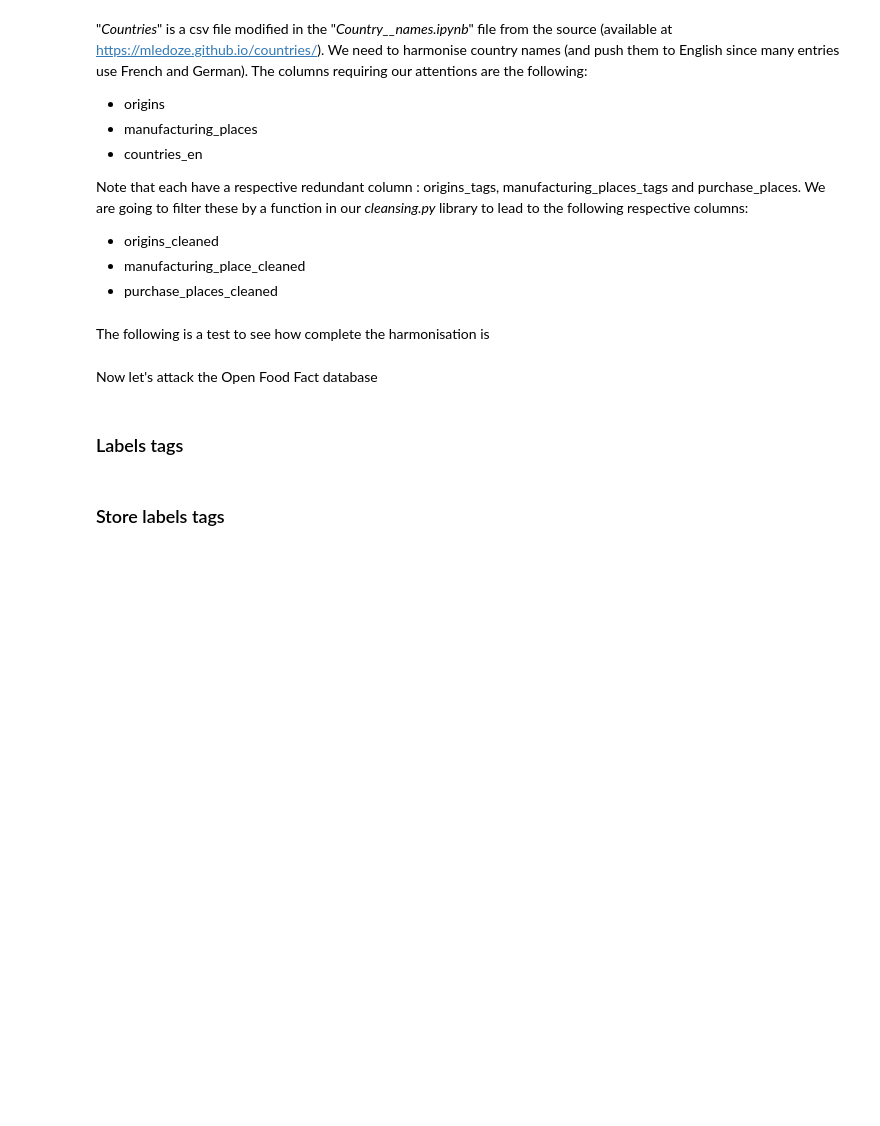
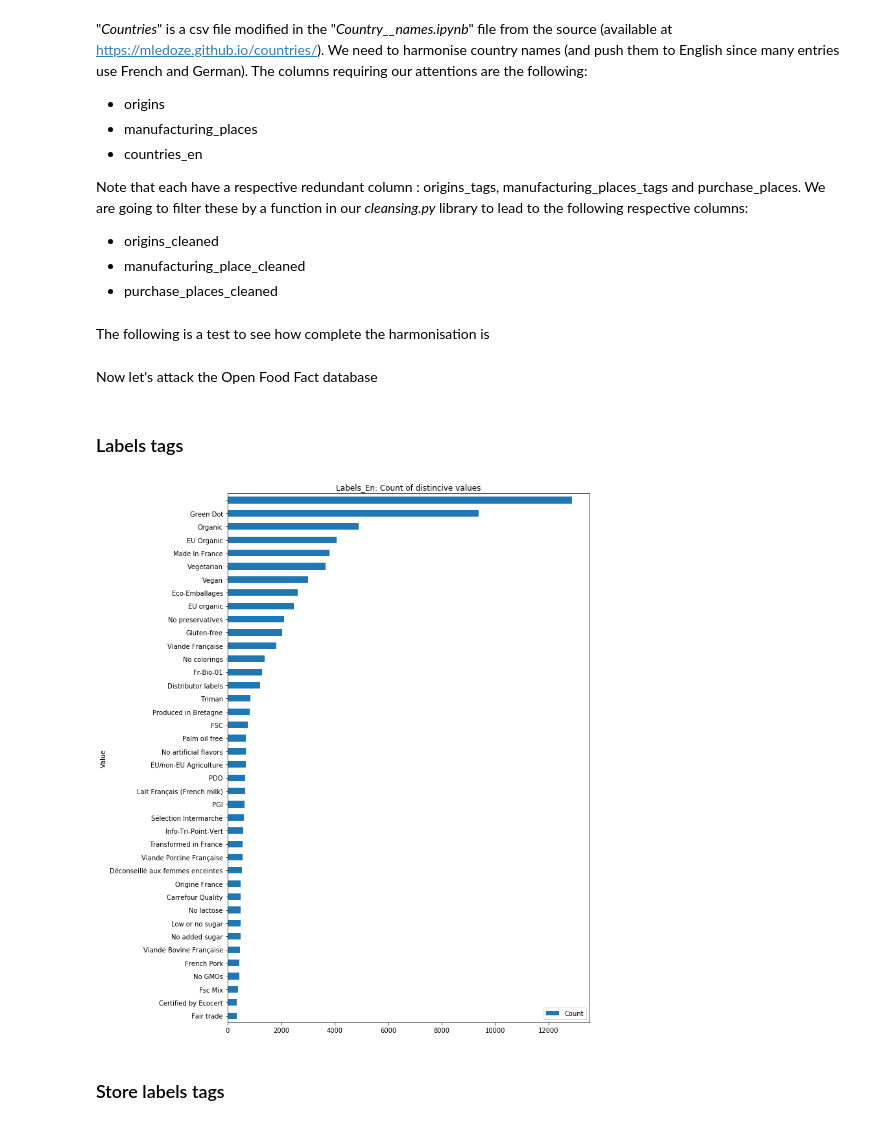
Before and after one commit to RedHotDataProject/Project_ADA, a Jupyter notebook: Open Food Facts - Cleanse data.ipynb, the cells around one changed output. Cells and saved outputs as stored; diff of their text form; code cells hidden in the pictures; blank space fills up the shorter version.

```diff
--- a/Open Food Facts - Cleanse data.ipynb
+++ b/Open Food Facts - Cleanse data.ipynb
@@ -145,15 +181,15 @@ Now let's attack the Open Food Fact database
 #Access the result in ./data/food_facts_pd_countries_names.csv (will be saved to that)
 ######################################################
 # %%
-if( run ):
+if( RUN ):
     food_facts_pd.origins_cleaned = food_facts_pd.origins_cleaned\
         .apply(lambda x: cleanse.country_name_filter(x, countries))
 # %%
-if( run ):
+if( RUN ):
     food_facts_pd.manufacturing_place_cleaned = food_facts_pd.manufacturing_place_cleaned\
         .apply(lambda x: cleanse.country_name_filter(x, countries))
 # %%
-if( run ):
+if( RUN ):
     food_facts_pd.purchase_places_cleaned = food_facts_pd.purchase_places_cleaned\
         .apply(lambda x: cleanse.country_name_filter(x, countries))
 # %%
@@ -171,10 +210,13 @@ if( run ):
 # Unitze labels
 with open('./data/cleanse/taxonomies.json', 'r') as json_data:
     labels_lookup = cleanse.to_lookup(json.load(json_data))
-food_facts_pd.labels_en = food_facts_pd.labels_en.apply(lambda x: ",".join([labels_lookup[z] for z in x.split(',')]))
+food_facts_pd.labels_en = food_facts_pd.labels_en.\
+    apply(lambda x: [labels_lookup[z] for z in x.split(',')])
 # %%
 if PLOT:
-    _,_ = visualize.plot_occurences_of_distinct_values_from_strings(food_facts_pd, 'labels_en')
+    _,_ = visualize.plot_occurences_of_distinct_values(food_facts_pd, 'labels_en')
+# %% [output]
+[figure, added]
 # %% [markdown]
 ### Store labels tags
 # %%
```
Also changed, not shown: parts of 19 cells of this notebook, 2 other files.
